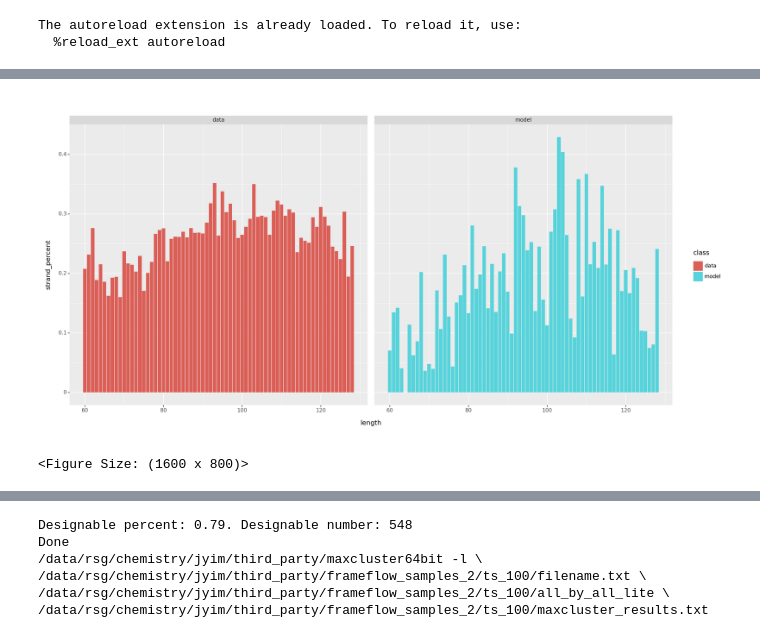
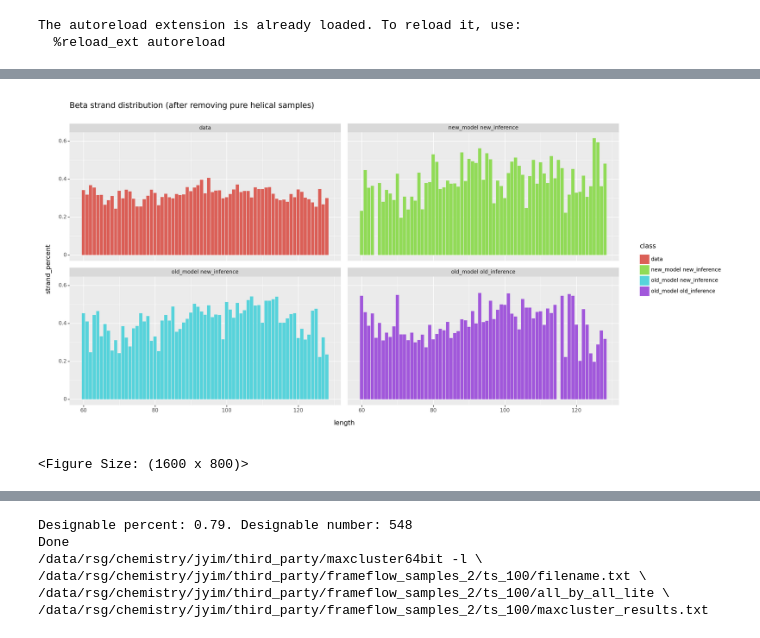
Before and after one commit to microsoft/protein-frame-flow, a Jupyter notebook: notebooks/results_analysis_10_17_2023.ipynb, the cells around one changed output, grey strips where cells are left out. Saved outputs shown, nothing was run; the diff lists cells and outputs as text; code cells hidden in the pictures.

```diff
--- a/notebooks/results_analysis_10_17_2023.ipynb
+++ b/notebooks/results_analysis_10_17_2023.ipynb
@@ -81,7 +164,19 @@ for i, row in tqdm(all_rows):
+# %%
+old_old_non_zero_strand = old_old_designable[old_old_designable.strand_percent > 0.0]
+old_new_non_zero_strand = old_new_designable_df[old_new_designable_df.strand_percent > 0.0]
+new_new_non_zero_strand = new_new_designable_df[new_new_designable_df.strand_percent > 0.0]
+# %%
+old_old_strand_stat = old_old_non_zero_strand.groupby('length').strand_percent.mean().reset_index()
+old_old_strand_stat['class'] = 'old_model old_inference'
+old_new_strand_stat = old_new_non_zero_strand.groupby('length').strand_percent.mean().reset_index()
+old_new_strand_stat['class'] = 'old_model new_inference'
+new_new_strand_stat = new_new_non_zero_strand.groupby('length').strand_percent.mean().reset_index()
+new_new_strand_stat['class'] = 'new_model new_inference'
 # %%
 data_strand_per_length = pd.DataFrame({
     'strand_percent': all_strand,
     'length': all_length
 })
-data_strand_per_length = data_strand_per_length.groupby('length').strand_percent.mean().reset_index()
-data_strand_per_length['class'] = 'data'
+data_non_zero_strand = data_strand_per_length[data_strand_per_length.strand_percent > 0.0]
+data_strand_strat = data_non_zero_strand.groupby('length').strand_percent.mean().reset_index()
+data_strand_strat['class'] = 'data'
@@ -90,11 +183,22 @@ all_strand_per_length = pd.concat([data_strand_per_length, strand_per_length])
+# %%
+all_strand_per_length = pd.concat([old_old_strand_stat, old_new_strand_stat, new_new_strand_stat, data_strand_strat])
+(
+    gg.ggplot(all_strand_per_length)
+    + gg.geom_col(gg.aes(x='length', y='strand_percent', fill='class'))
+    + gg.facet_wrap('class')
+    # + gg.geom_col(gg.aes(x='length', y='strand_percent', fill='class'), position=gg.positions.position_dodge)
+    + gg.theme(figure_size=(16, 8))
+    + gg.labs(title='Beta strand distribution (after removing pure helical samples)')
+)
+# %% [output]
+[figure, added]
+<Figure Size: (1600 x 800)>
 # %%
+all_strand_per_length = pd.concat([old_old_designable, old_new_designable_df, new_new_designable_df])
 (
     gg.ggplot(all_strand_per_length)
-    + gg.geom_col(gg.aes(x='length', y='strand_percent', fill='class'))
+    + gg.geom_point(gg.aes(x='length', y='strand_percent', fill='class'))
     + gg.facet_wrap('class')
     # + gg.geom_col(gg.aes(x='length', y='strand_percent', fill='class'), position=gg.positions.position_dodge)
     + gg.theme(figure_size=(16, 8))
 )
-# %% [output]
-[figure, removed]
-<Figure Size: (1600 x 800)>
```
Also changed, not shown: parts of 20 cells of this notebook, 7 other files.
